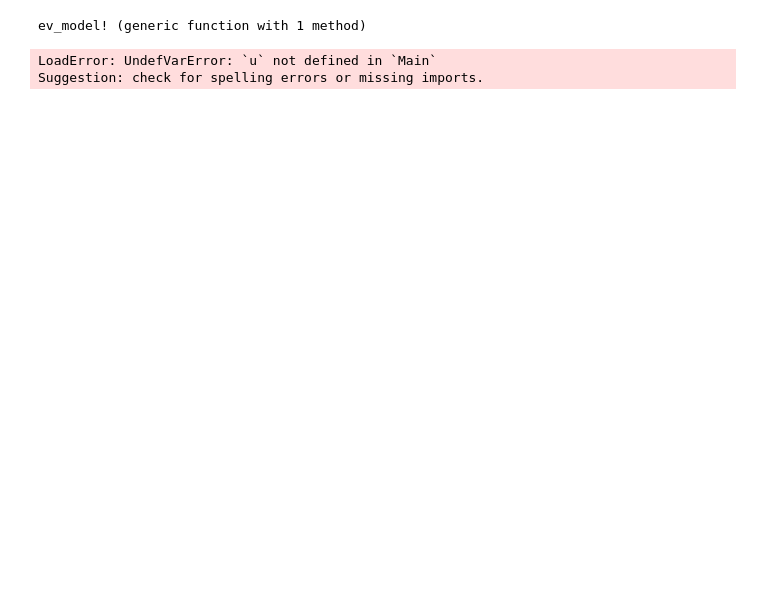
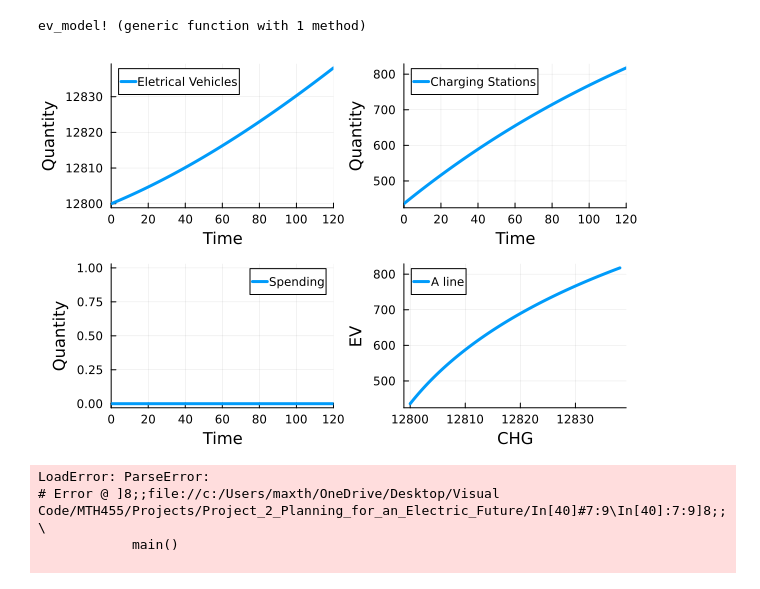
Before and after one commit to maxtheman21/Project_2_Planning_for_an_Electric_Future, a Jupyter notebook: project_2_EV_CHG.ipynb, the cells around one changed output. Saved outputs shown, nothing was run; the diff lists cells and outputs as text; code cells hidden in the pictures; blank space fills up the shorter version.

```diff
--- a/project_2_EV_CHG.ipynb
+++ b/project_2_EV_CHG.ipynb
@@ -1,24 +1,53 @@
 # %%
 using DifferentialEquations
+using Plots
 
 function main()
     prob = ODEProblem(ev_model!, u, t, p)
     sol = solve(prob)
-    return 0
+    p1 = plot(sol, idxs = 1, label="Eletrical Vehicles", xlabel="Time", ylabel="Quantity", dpi=100, linewidth=3)
+    p2 = plot(sol, idxs = 2, label="Charging Stations", xlabel="Time", ylabel="Quantity", dpi=100, linewidth=3)
+    p3 = plot(sol, idxs = 3, label="Spending", xlabel="Time", ylabel="Quantity", dpi=100, linewidth=3)
+    p4 = plot(sol, idxs = (1, 2), label="A line", xlabel="CHG", ylabel="EV", dpi=100, linewidth=3)
+    plot(p1, p2, p3, p4, layout = (2, 2))
+    # return EV[end], CHG[end], spending[end]
 end
 
 
-function ev_model!(du, u, p, t)
-    EV, CHG = u
-    h, k, l, lambda, N, M = p
+function ev_model!(du, u, p, t) # add spending carrying capactiy | fix spending logic |
+    EV, CHG, Spending = u
+    N, M, RB0, GF0, rEV, rCHG, c = p
 
-    du[1] = (h*CHG + k*RB)*(N - EV)
-    du[2] = (l*EV + lambda*GF)*(M - CHG)
+    RB = RB0 / (1 + EV/N)
+    GF = GF0 / (1 + CHG/M)
+
+
+    du[1] = (rEV * EV * (1 - (EV/N)) * (CHG/EV) / (c + (CHG/EV)) + RB * (1 - (EV/N))) #
+    du[2] = (rCHG * ((EV/c) - CHG) + GF * ((EV/c) - CHG)) #
+    du[3] = (EV * RB - Spending) #
 end
 # %% [output]
 ev_model! (generic function with 1 method)
 # %%
+u = [12_800, 436, 0] # EV, CHG (Initial)
+p = 1_063_446, 2_000, 0, 0, 0.005, 0.005, 10 # EV, CHG (Capactiy), RB, GF (Initial), rEV, rCHG (base ratio), 1:10 ratio
+t = (0.0, 120.0)
+
 main()
 # %% [output]
-LoadError: UndefVarError: `u` not defined in `Main`
-Suggestion: check for spelling errors or missing imports.
+[figure, added]
+# %%
+for i in 0:500:5_000_000
+    for j in 0:500:5_000_000
+        if i + j < 5_000_000
+            p = 1_063_446, 2_000, i, j, 0.005, 0.005, 10 # EV, CHG (Capactiy), RB, GF (Initial), rEV, rCHG (base ratio), 1:10 ratio
+
+            main()
+        end
+    end
+end
+# %% [output]
+LoadError: ParseError:
+# Error @ ]8;;file://c:/Users/maxth/OneDrive/Desktop/Visual Code/MTH455/Projects/Project_2_Planning_for_an_Electric_Future/In[40]#7:9\In[40]:7:9]8;;\
+            main()
+
```
